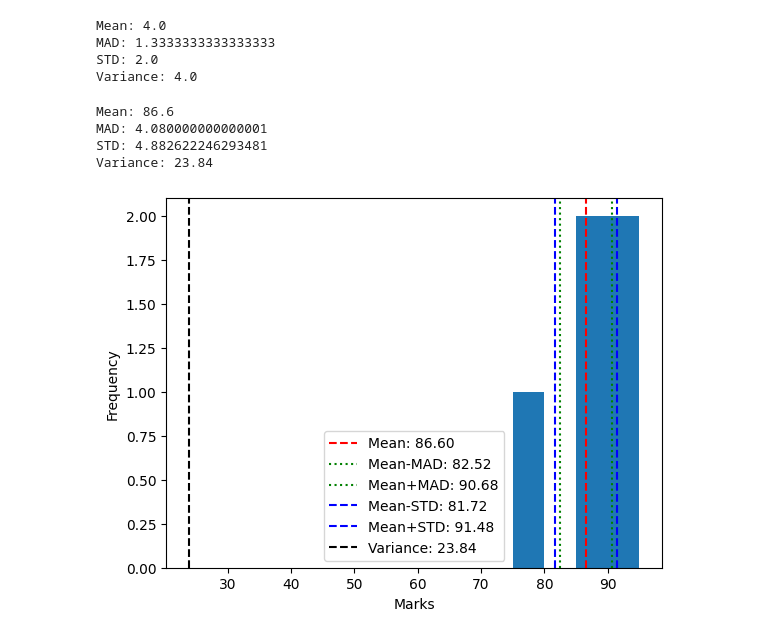
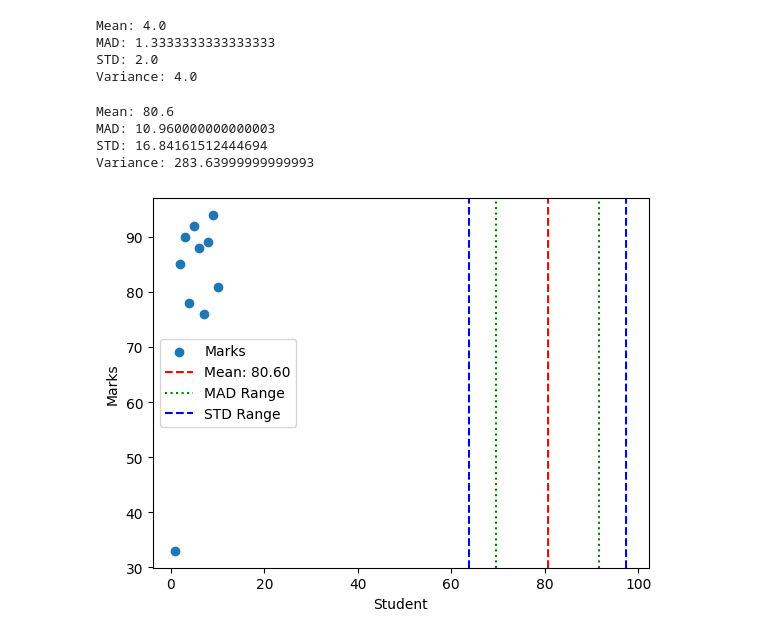
Before and after one commit to faruk950147/Python-A-to-Z, a Jupyter notebook: 07 ML/statictist/main.ipynb, the cells around one changed output. Saved outputs shown, nothing was run; the diff lists cells and outputs as text; code cells hidden in the pictures.

```diff
--- a/07 ML/statictist/main.ipynb
+++ b/07 ML/statictist/main.ipynb
@@ -415,47 +415,51 @@ variance = Σ(xi - mean)² / n
 (85-86.6)² + (90-86.6)² + (78-86.6)² + (92-86.6)² + (88-86.6)² / 5
 (1.6² + 3.4² + 8.6² + 5.4² + 1.4²) / 5
 (2.56 + 11.56 + 73.96 + 29.16 + 1.96) / 5
 119.2 / 5 = 23.84
 
 
 """
 
 import numpy as np
 import matplotlib.pyplot as plt
 
-marks = [85, 90, 78, 92, 88]
+students = [1, 2, 3, 4, 5, 6, 7, 8, 9, 10]
+marks = np.array([33, 85, 90, 78, 92, 88, 76, 89, 94, 81])
 
 mean = np.mean(marks)
 mad = np.mean(np.abs(marks - mean))
 std = np.std(marks)
 variance = np.var(marks)
 
 print(f"Mean: {mean}")
 print(f"MAD: {mad}")
 print(f"STD: {std}")
 print(f"Variance: {variance}")
 
-plt.hist(marks, bins=range(70, 100, 5))
+plt.scatter(students, marks, label="Marks")
 
 # Mean
-plt.axvline(mean, color='red', linestyle='--', label=f'Mean: {mean:.2f}')
+plt.axvline(mean, color='red', linestyle='--',
+            label=f'Mean: {mean:.2f}')
+
 # MAD Range
-plt.axvline(mean - mad, color='green', linestyle=':', label=f'Mean-MAD: {mean - mad:.2f}')
-plt.axvline(mean + mad, color='green', linestyle=':',label=f'Mean+MAD: {mean + mad:.2f}')
+plt.axvline(mean - mad, color='green', linestyle=':')
+plt.axvline(mean + mad, color='green', linestyle=':',
+            label='MAD Range')
+
 # STD Range
-plt.axvline(mean - std, color='blue', linestyle='--', label=f'Mean-STD: {mean - std:.2f}')
-plt.axvline(mean + std, color='blue', linestyle='--', label=f'Mean+STD: {mean + std:.2f}')
-# Variance
-plt.axvline(variance, color='black', linestyle='--', label=f'Variance: {variance:.2f}')
+plt.axvline(mean - std, color='blue', linestyle='--')
+plt.axvline(mean + std, color='blue', linestyle='--',
+            label='STD Range')
 
-plt.xlabel("Marks")
-plt.ylabel("Frequency")
+plt.xlabel("Student")
+plt.ylabel("Marks")
+
 plt.legend()
-
 plt.show()
 # %% [output]
-Mean: 86.6
-MAD: 4.080000000000001
-STD: 4.882622246293481
-Variance: 23.84
+Mean: 80.6
+MAD: 10.960000000000003
+STD: 16.84161512444694
+Variance: 283.63999999999993
-[figure, old version]
+[figure, new version]
```
